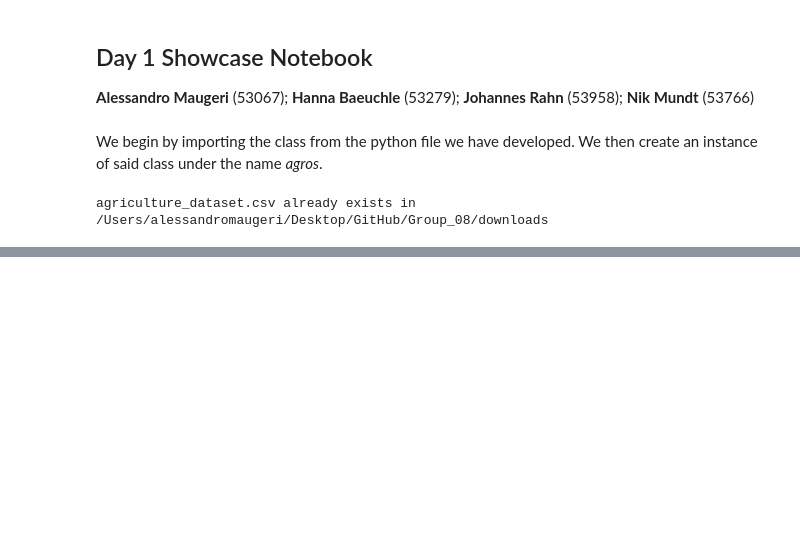
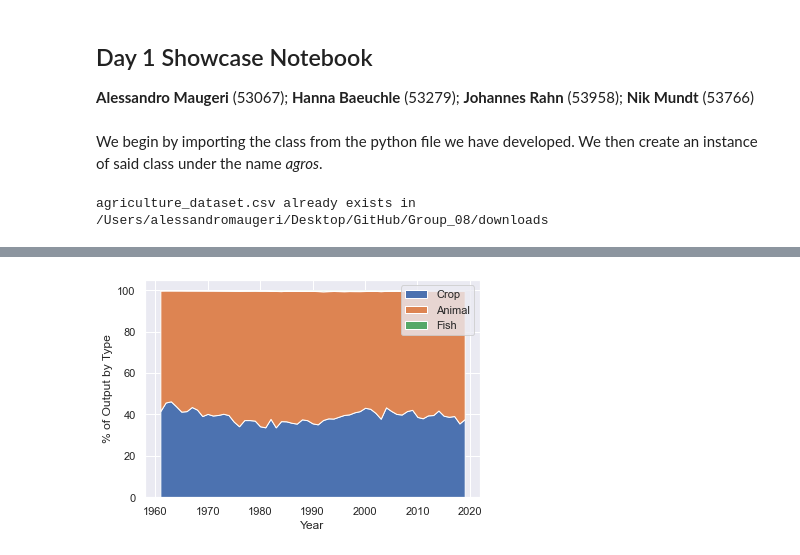
Before and after one commit to Nik-mundt/Group_08, a Jupyter notebook: agros_notebook.ipynb, the cells around one changed output, grey strips where cells are left out. Saved outputs shown, nothing was run; the diff lists cells and outputs as text; code cells hidden in the pictures; blank space fills up the shorter version.

```diff
--- a/agros_notebook.ipynb
+++ b/agros_notebook.ipynb
@@ -23,0 +36,5 @@ agriculture_dataset.csv already exists in /Users/alessandromaugeri/Desktop/GitHu
+# %%
+# Normalized Values
+pyplot = agros.area_chart("Germany", True)
+# %% [output]
+[figure, added]
```
Also changed, not shown: parts of 12 cells of this notebook.
